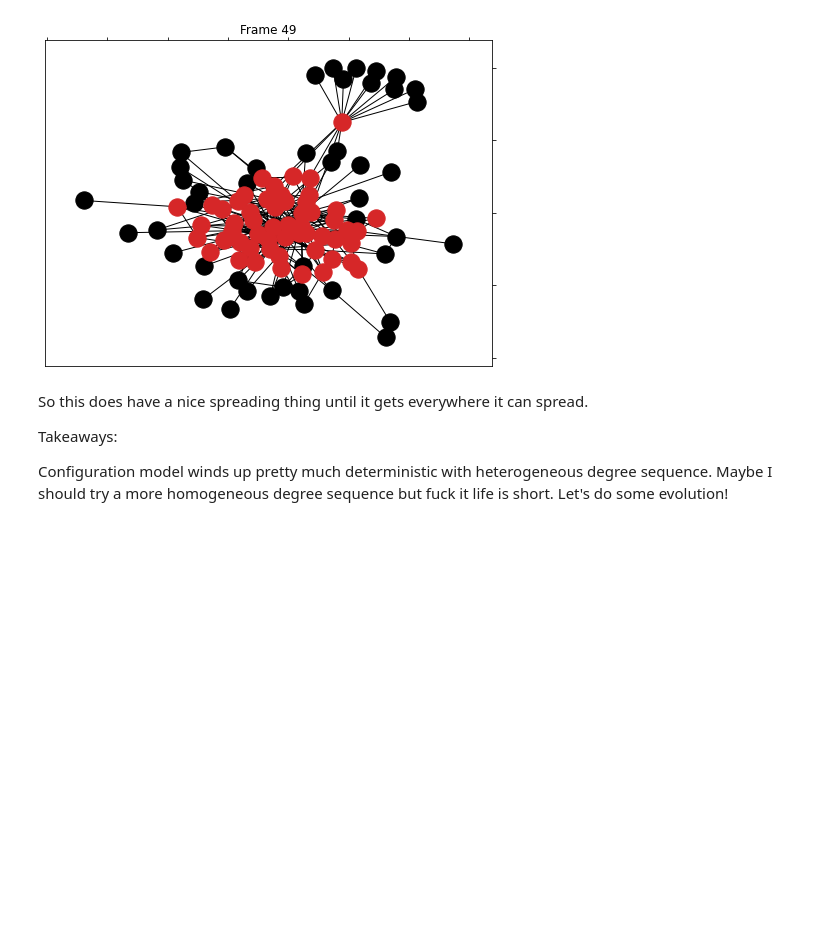
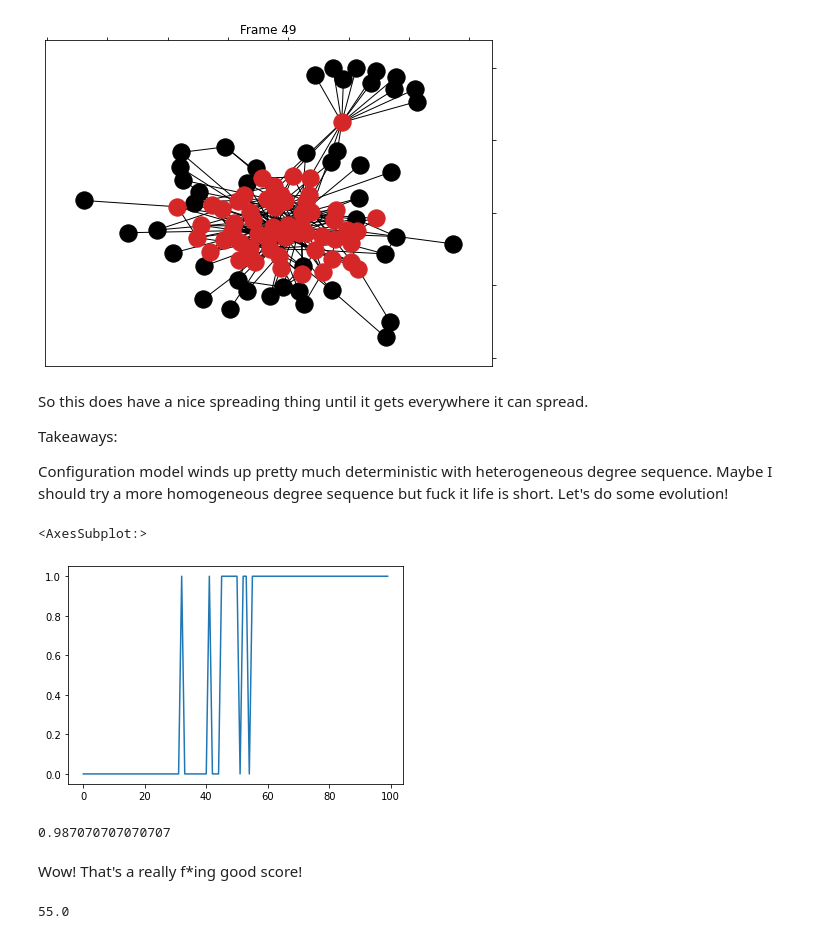
Before and after one commit to rebeku/el-farol, a Jupyter notebook: Notebooks/Configuration Model.ipynb, the cells around one changed output. Cells and saved outputs as stored; diff of their text form; code cells hidden in the pictures; blank space fills up the shorter version.

```diff
--- a/Notebooks/Configuration Model.ipynb
+++ b/Notebooks/Configuration Model.ipynb
@@ -274,3 +274,20 @@ So this does have a nice spreading thing until it gets everywhere it can spread.
 Takeaways:
 
 Configuration model winds up pretty much deterministic with heterogeneous degree sequence.  Maybe I should try a more homogeneous degree sequence but fuck it life is short.  Let's do some evolution!
+# %%
+cnts.sort_values("Eigenvec").reset_index().Always.plot()
+# %% [output]
+<AxesSubplot:>
+[figure, added]
+# %%
+from sklearn.metrics import roc_auc_score
+
+roc_auc_score(cnts.Always, cnts.Eigenvec)
+# %% [output]
+0.987070707070707
+# %% [markdown]
+Wow!  That's a really f\*ing good score!
+# %%
+cnts.Always.sum()
+# %% [output]
+55.0
```
Also changed, not shown: parts of 24 cells of this notebook, 1 other file.
